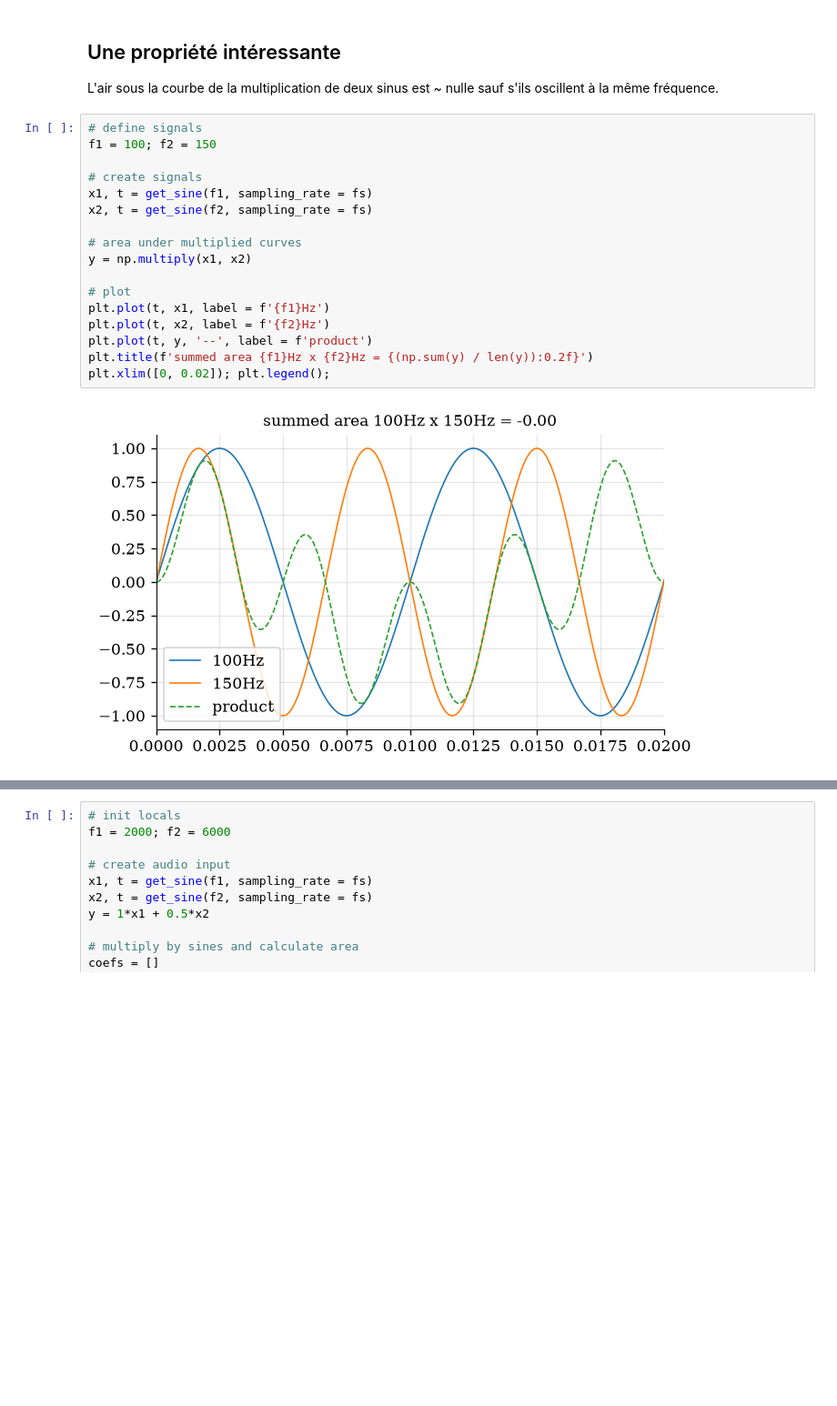
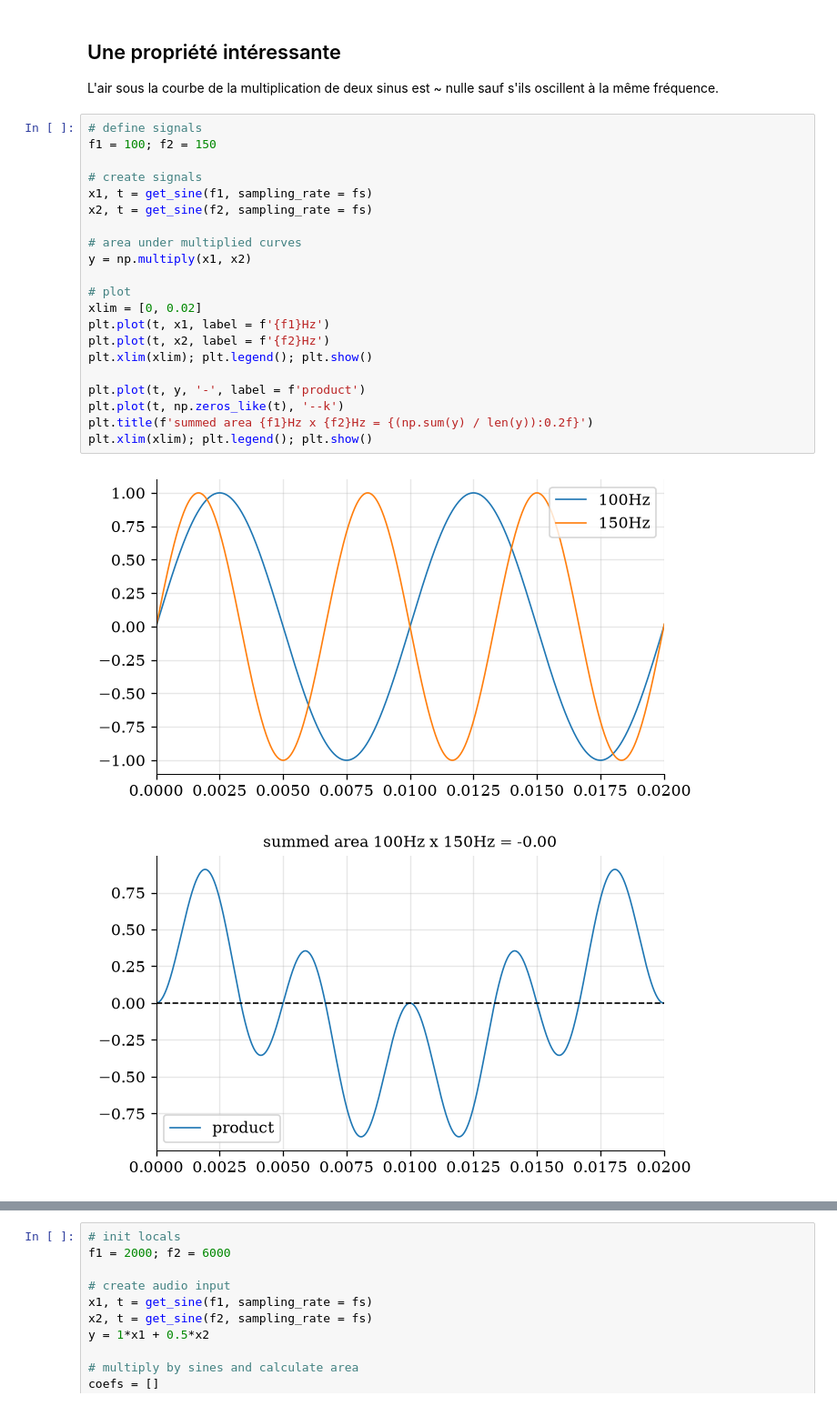
Before and after one commit to PyrApple/jupyterlite_signal_processing_ens, a Jupyter notebook: content/2_fft_introduction.ipynb, the cells around one changed output, grey strips where cells are left out. Shown at 91% size. Cells and saved outputs as stored; diff of their text form; blank space fills up the shorter version.

```diff
--- a/content/2_fft_introduction.ipynb
+++ b/content/2_fft_introduction.ipynb
@@ -113,20 +113,25 @@ L'air sous la courbe de la multiplication de deux sinus est ~ nulle sauf s'ils o
 # %%
 # define signals
 f1 = 100; f2 = 150
 
 # create signals
 x1, t = get_sine(f1, sampling_rate = fs)
 x2, t = get_sine(f2, sampling_rate = fs)
 
 # area under multiplied curves
 y = np.multiply(x1, x2)
 
 # plot
+xlim = [0, 0.02]
 plt.plot(t, x1, label = f'{f1}Hz')
 plt.plot(t, x2, label = f'{f2}Hz')
-plt.plot(t, y, '--', label = f'product')
+plt.xlim(xlim); plt.legend(); plt.show()
+
+plt.plot(t, y, '-', label = f'product')
+plt.plot(t, np.zeros_like(t), '--k')
 plt.title(f'summed area {f1}Hz x {f2}Hz = {(np.sum(y) / len(y)):0.2f}')
-plt.xlim([0, 0.02]); plt.legend();
+plt.xlim(xlim); plt.legend(); plt.show()
 # %% [output]
-[figure, old version]
+[figure, new version]
+[figure, added]
 # %% [markdown]
```
Also changed, not shown: parts of 6 cells of this notebook, 1 other file.
